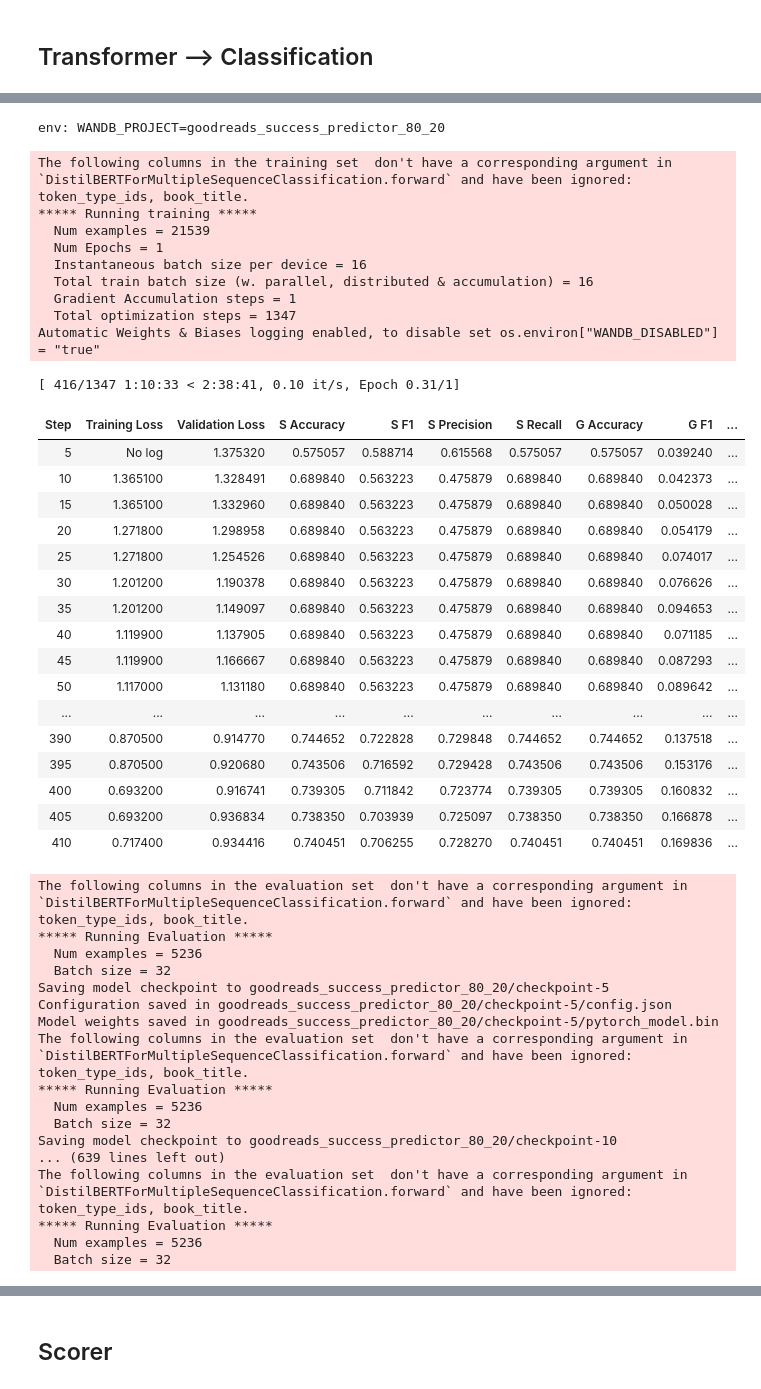
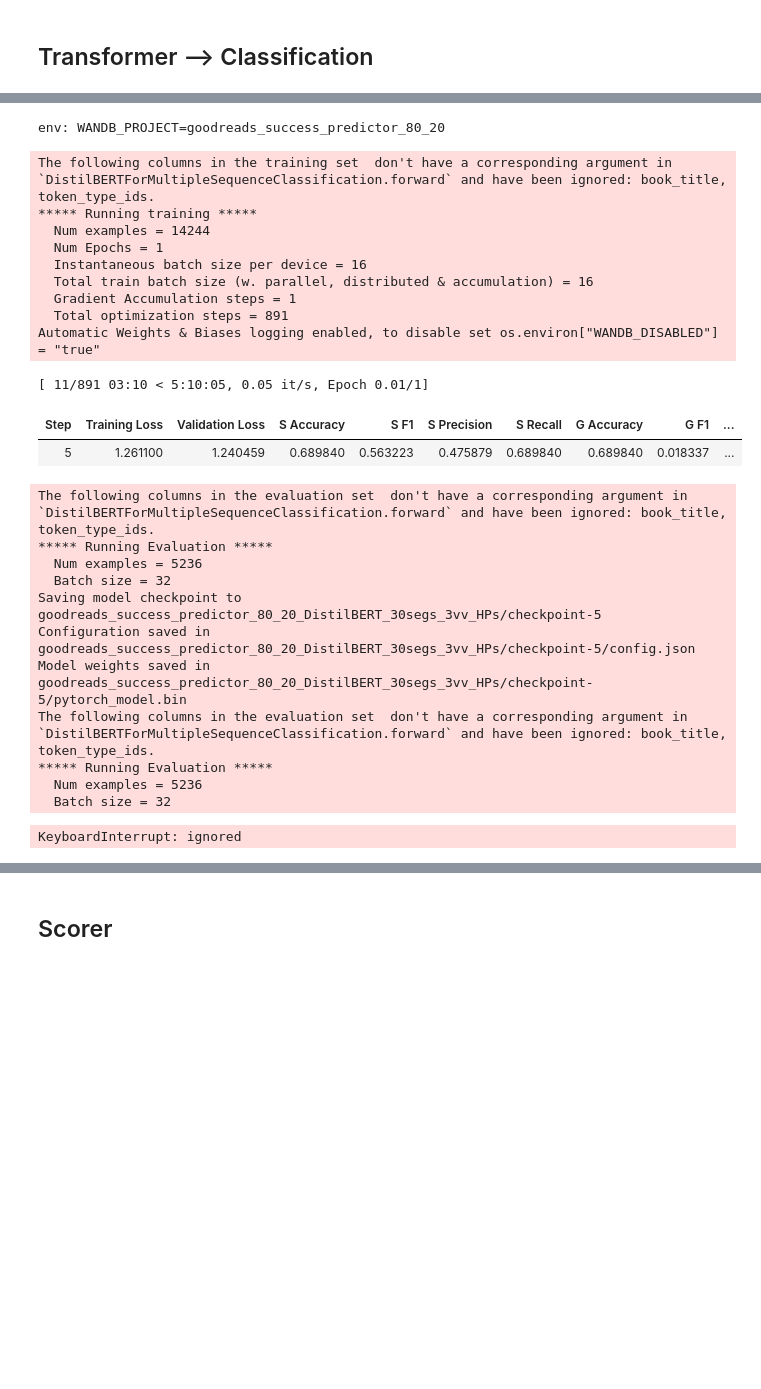
Before and after one commit to lucaguarro/BookSuccessPredictor, a Jupyter notebook: ModelTraining/Gr_s1_dupe_for_concurrency.ipynb, the cells around one changed output, grey strips where cells are left out. Saved outputs shown, nothing was run; the diff lists cells and outputs as text; code cells hidden in the pictures; blank space fills up the shorter version.

```diff
--- a/ModelTraining/Gr_s1_dupe_for_concurrency.ipynb
+++ b/ModelTraining/Gr_s1_dupe_for_concurrency.ipynb
@@ -246,6 +258,9 @@ elif (config['Model']['name'] == 'distilbert-base-uncased'):
   else:
     load_path = load_path / 'DistilBERT_UNCASED_NER_512'
 
+elif (config['Model']['name'] == 'microsoft/deberta-base'):
+  load_path = load_path / 'DeBERTa'
+
 elif (config['Model']['name'] == 'roberta-base'):
   load_path = load_path / 'ROBERTA_NER_512'
 
@@ -288,7 +303,8 @@ del test_datasets
 
 chunked_encoded_dataset = DatasetDict({'train': train_dataset, 'validation': val_dataset, 'test': test_dataset})
 # %%
-if (config['Model']['multi_task']):
+if (eval(config['Model']['multi_task'])):
+  print('multitask')
   # When batched = True, we take in multiple examples
   def group_success_and_genre(examples):
     examples['labels'] = np.vstack((examples['success_label'], examples['genre'])).T
@@ -296,4 +312,5 @@ if (config['Model']['multi_task']):
 
   chunked_encoded_dataset = chunked_encoded_dataset.map(group_success_and_genre, batched = True, remove_columns=['genre', 'success_label'])
 else:
+  print('single task')
   chunked_encoded_dataset = chunked_encoded_dataset.rename_column('success_label', 'labels')
@@ -357,7 +356,7 @@ start_of_segmented_book
 # %%
 # When batched = True, we take in multiple examples
 def filter_segments(example, idx):
-  if (idx - start_of_segmented_book[example['book_title']] < 40):
+  if (idx - start_of_segmented_book[example['book_title']] < 30):
     return True
   else:
     return False
@@ -381,17 +380,18 @@ chunked_encoded_dataset['train'] = chunked_encoded_dataset['train'].filter(filte
 from MultiTaskExtensions import DistilBERTForMultipleSequenceClassification
 from transformers import DistilBertConfig
 pretrained_model_name_or_path = config['Model']['name']
-if (config['WandB']['use_WandB_pretrained']):
+
+if (eval(config['WandB']['use_WandB_pretrained'])):
   run = wandb.init()
   artifact = run.use_artifact('lucaguarro/goodreads_success_predictor/model-1fajaalf:v0', type='model')
   pretrained_model_name_or_path = artifact.download()
 
-if (config['Model']['multi_task']):
+if (eval(config['Model']['multi_task'])):
   metric_for_best_model = 'eval_s_f1'
   if (config['Model']['name'] == 'distilbert-base-uncased'):
     from MultiTaskExtensions import DistilBERTForMultipleSequenceClassification
     db_config = DistilBertConfig.from_pretrained(pretrained_model_name_or_path)
-    db_config.update({'_name_or_path': pretrained_model_name_or_path, 'alpha': 0.5})
+    db_config.update({'_name_or_path': pretrained_model_name_or_path, 'alpha': 0.5928, 'attention_dropout': 0.2436, 'dropout': 0.3877})
     print(db_config)
     model = DistilBERTForMultipleSequenceClassification.from_pretrained(pretrained_model_name_or_path = db_config._name_or_path, config = db_config)
   else:
@@ -399,6 +399,7 @@ if (config['Model']['multi_task']):
     model = BertForMultipleSequenceClassification.from_pretrained(pretrained_model_name_or_path)
 
 else:
+  print("standard model", pretrained_model_name_or_path)
   metric_for_best_model = 'eval_f1'
   model = AutoModelForSequenceClassification.from_pretrained(pretrained_model_name_or_path)
   model.resize_token_embeddings(len(tokenizer))
@@ -436,79 +437,61 @@ You should probably TRAIN this model on a down-stream task to be able to use it
 %env WANDB_PROJECT=goodreads_success_predictor_80_20
 
 training_args = TrainingArguments(
-    'goodreads_success_predictor_80_20',
+    'goodreads_success_predictor_80_20_DistilBERT_30segs_3vv_HPs',
     # output_dir='./results',          # output directory
     num_train_epochs=1,              # total number of training epochs
     per_device_train_batch_size=16,  # batch size per device during training
-    learning_rate=0.00005,
+    learning_rate=0.00003969,
     per_device_eval_batch_size=32,   # batch size for evaluation
-    warmup_steps=19,                # number of warmup steps for learning rate scheduler
-    weight_decay=0.01,               # strength of weight decay
+    warmup_steps=0,                # number of warmup steps for learning rate scheduler
+    warmup_ratio=0,
+    weight_decay=0.1,               # strength of weight decay
     # logging_dir='./logs',            # directory for storing logs
-    logging_steps=10,
+    logging_steps=5,
+    # gradient_accumulation_steps=2,
     evaluation_strategy = "steps",
     eval_steps = 5, # prob better if set to 601 that way it evenly divides into the epochs
     load_best_model_at_end = True,
     metric_for_best_model = 'eval_s_f1',
     greater_is_better = True,
     report_to = "wandb",
     save_total_limit = 5
     # learning rate, play around with weight_decay
     # select best model (and not the last one); use validation loss to pick the best model
 )
 
 trainer = Trainer(
     model=model,                         # the instantiated 🤗 Transformers model to be trained
     args=training_args,                  # training arguments, defined above
     train_dataset=chunked_encoded_dataset['train'],         # training dataset             # evaluation dataset
     eval_dataset=chunked_encoded_dataset['validation'],
     compute_metrics = compute_metrics
 )
 
 trainer.train()
 # %% [output]
 env: WANDB_PROJECT=goodreads_success_predictor_80_20
-The following columns in the training set  don't have a corresponding argument in `DistilBERTForMultipleSequenceClassification.forward` and have been ignored: token_type_ids, book_title.
+The following columns in the training set  don't have a corresponding argument in `DistilBERTForMultipleSequenceClassification.forward` and have been ignored: book_title, token_type_ids.
 ***** Running training *****
-  Num examples = 21539
+  Num examples = 14244
   Num Epochs = 1
   Instantaneous batch size per device = 16
   Total train batch size (w. parallel, distributed & accumulation) = 16
   Gradient Accumulation steps = 1
-  Total optimization steps = 1347
+  Total optimization steps = 891
 Automatic Weights & Biases logging enabled, to disable set os.environ["WANDB_DISABLED"] = "true"
-[ 416/1347 1:10:33 < 2:38:41, 0.10 it/s, Epoch 0.31/1]
+[ 11/891 03:10 < 5:10:05, 0.05 it/s, Epoch 0.01/1]
 | Step | Training Loss | Validation Loss | S Accuracy | S F1 | S Precision | S Recall | G Accuracy | G F1 | ... |
-| 5 | No log | 1.375320 | 0.575057 | 0.588714 | 0.615568 | 0.575057 | 0.575057 | 0.039240 | ... |
-| 10 | 1.365100 | 1.328491 | 0.689840 | 0.563223 | 0.475879 | 0.689840 | 0.689840 | 0.042373 | ... |
-| 15 | 1.365100 | 1.332960 | 0.689840 | 0.563223 | 0.475879 | 0.689840 | 0.689840 | 0.050028 | ... |
-| 20 | 1.271800 | 1.298958 | 0.689840 | 0.563223 | 0.475879 | 0.689840 | 0.689840 | 0.054179 | ... |
-| 25 | 1.271800 | 1.254526 | 0.689840 | 0.563223 | 0.475879 | 0.689840 | 0.689840 | 0.074017 | ... |
-| 30 | 1.201200 | 1.190378 | 0.689840 | 0.563223 | 0.475879 | 0.689840 | 0.689840 | 0.076626 | ... |
-| 35 | 1.201200 | 1.149097 | 0.689840 | 0.563223 | 0.475879 | 0.689840 | 0.689840 | 0.094653 | ... |
-| 40 | 1.119900 | 1.137905 | 0.689840 | 0.563223 | 0.475879 | 0.689840 | 0.689840 | 0.071185 | ... |
-| 45 | 1.119900 | 1.166667 | 0.689840 | 0.563223 | 0.475879 | 0.689840 | 0.689840 | 0.087293 | ... |
-| 50 | 1.117000 | 1.131180 | 0.689840 | 0.563223 | 0.475879 | 0.689840 | 0.689840 | 0.089642 | ... |
-| ... | ... | ... | ... | ... | ... | ... | ... | ... | ... |
-| 390 | 0.870500 | 0.914770 | 0.744652 | 0.722828 | 0.729848 | 0.744652 | 0.744652 | 0.137518 | ... |
-| 395 | 0.870500 | 0.920680 | 0.743506 | 0.716592 | 0.729428 | 0.743506 | 0.743506 | 0.153176 | ... |
-| 400 | 0.693200 | 0.916741 | 0.739305 | 0.711842 | 0.723774 | 0.739305 | 0.739305 | 0.160832 | ... |
-| 405 | 0.693200 | 0.936834 | 0.738350 | 0.703939 | 0.725097 | 0.738350 | 0.738350 | 0.166878 | ... |
-| 410 | 0.717400 | 0.934416 | 0.740451 | 0.706255 | 0.728270 | 0.740451 | 0.740451 | 0.169836 | ... |
+| 5 | 1.261100 | 1.240459 | 0.689840 | 0.563223 | 0.475879 | 0.689840 | 0.689840 | 0.018337 | ... |
-The following columns in the evaluation set  don't have a corresponding argument in `DistilBERTForMultipleSequenceClassification.forward` and have been ignored: token_type_ids, book_title.
+The following columns in the evaluation set  don't have a corresponding argument in `DistilBERTForMultipleSequenceClassification.forward` and have been ignored: book_title, token_type_ids.
 ***** Running Evaluation *****
   Num examples = 5236
   Batch size = 32
-Saving model checkpoint to goodreads_success_predictor_80_20/checkpoint-5
-Configuration saved in goodreads_success_predictor_80_20/checkpoint-5/config.json
-Model weights saved in goodreads_success_predictor_80_20/checkpoint-5/pytorch_model.bin
-The following columns in the evaluation set  don't have a corresponding argument in `DistilBERTForMultipleSequenceClassification.forward` and have been ignored: token_type_ids, book_title.
+Saving model checkpoint to goodreads_success_predictor_80_20_DistilBERT_30segs_3vv_HPs/checkpoint-5
+Configuration saved in goodreads_success_predictor_80_20_DistilBERT_30segs_3vv_HPs/checkpoint-5/config.json
+Model weights saved in goodreads_success_predictor_80_20_DistilBERT_30segs_3vv_HPs/checkpoint-5/pytorch_model.bin
+The following columns in the evaluation set  don't have a corresponding argument in `DistilBERTForMultipleSequenceClassification.forward` and have been ignored: book_title, token_type_ids.
 ***** Running Evaluation *****
   Num examples = 5236
   Batch size = 32
-Saving model checkpoint to goodreads_success_predictor_80_20/checkpoint-10
-... (639 lines left out)
-The following columns in the evaluation set  don't have a corresponding argument in `DistilBERTForMultipleSequenceClassification.forward` and have been ignored: token_type_ids, book_title.
-***** Running Evaluation *****
-  Num examples = 5236
-  Batch size = 32
+KeyboardInterrupt: ignored
```
Also changed, not shown: parts of 25 cells of this notebook, 8 other files.
